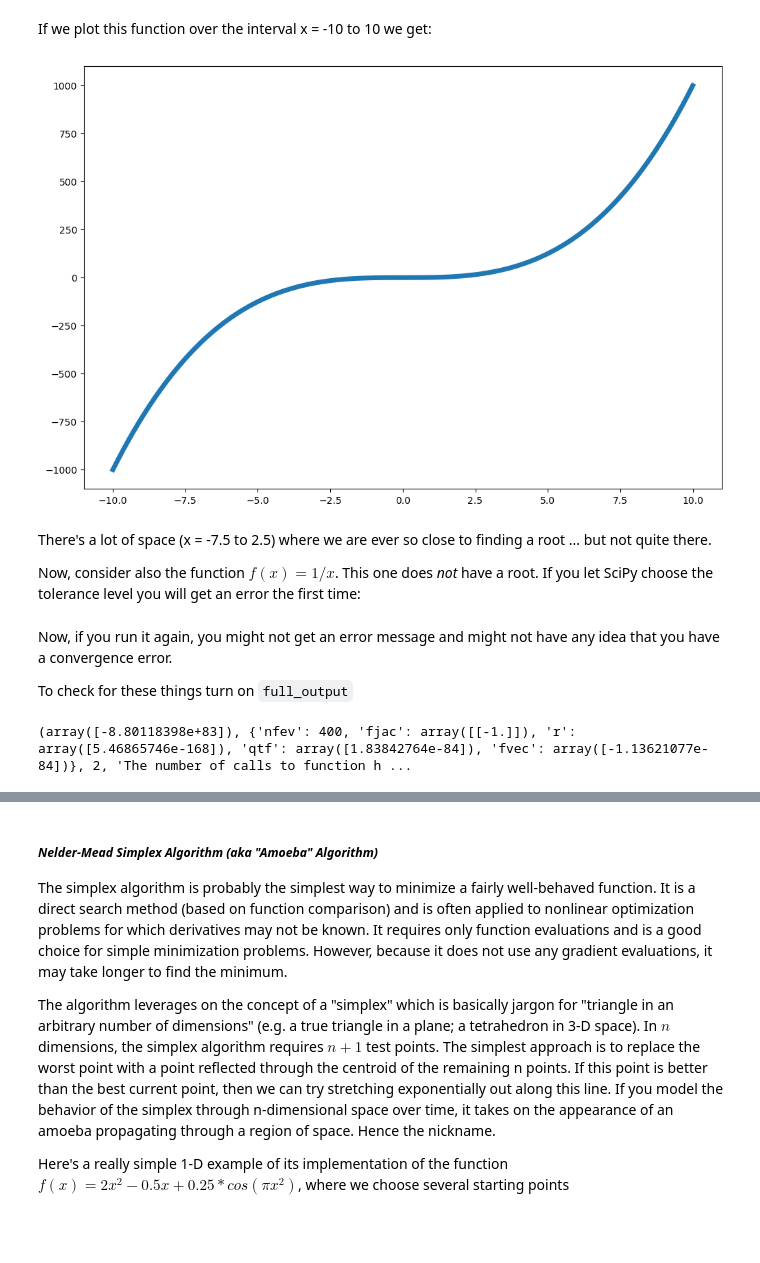
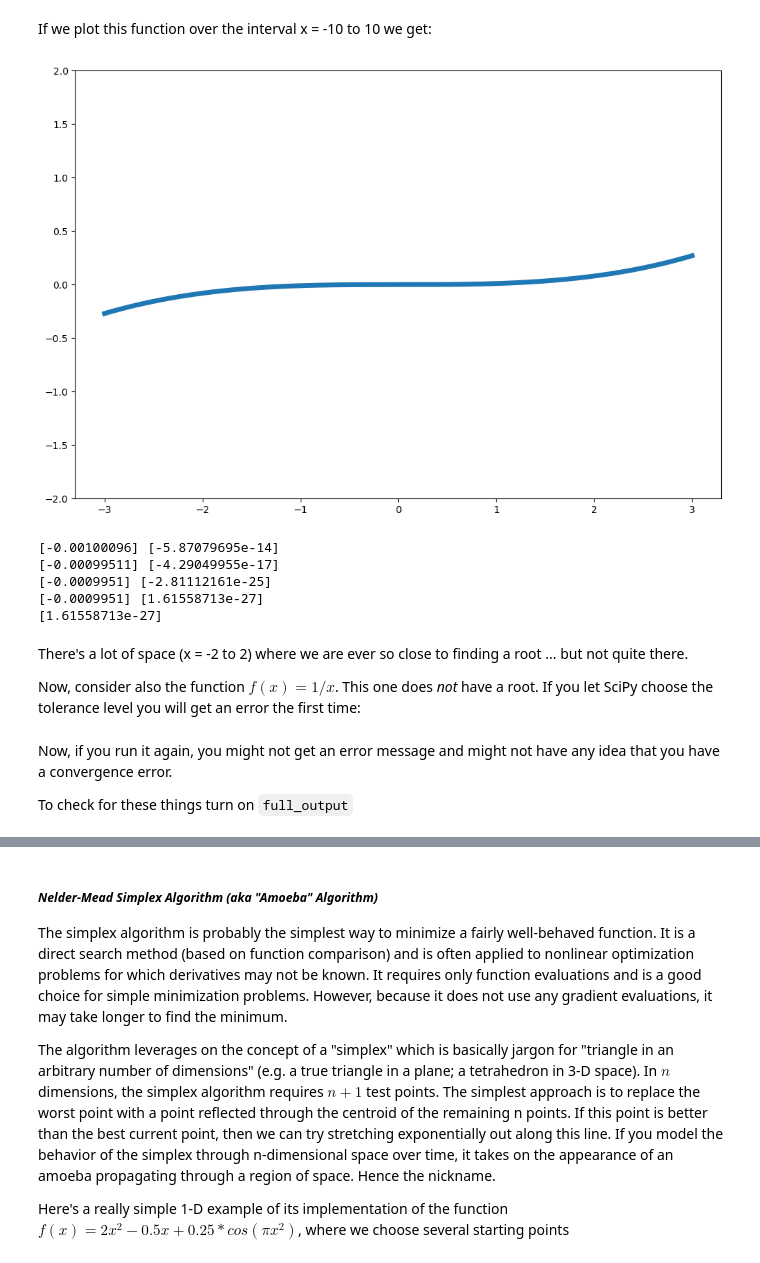
Before and after one commit to thaynecurrie/phys7903_fall2025, a Jupyter notebook: ScientificPythonNotes/SciPy/Python_SciPy_part1.ipynb, the cells around one changed output, grey strips where cells are left out. Cells and saved outputs as stored; diff of their text form; code cells hidden in the pictures; blank space fills up the shorter version.

```diff
--- a/ScientificPythonNotes/SciPy/Python_SciPy_part1.ipynb
+++ b/ScientificPythonNotes/SciPy/Python_SciPy_part1.ipynb
@@ -337,17 +413,36 @@ The other functions possible with root have varying accuracy.   E.g. "krylov" an
 
  For simple functions such as $f(x) = x^{2} -9$, the roots are clearly 3 and −3 as we can determine analytically. However, for other functions determining an analytic, or exact, solution for the roots of functions can be difficult.  Here's one particularly evil function, $f(x) = x^{3} +x^{2}cos(x)$, written as:
 # %%
-func=lambda x: x**(3.)+1e-3*x**(2.)*np.cos(x+0.01)
+func=lambda x: 0.01*x**(3.)+1e-5*x**(2.)*np.cos(x+0.1) #+np.cos(0.001*x+0.01)
 # %% [markdown]
 If we plot this function over the interval x = -10 to 10 we get:
-# %%
-rangeofnumbers=np.linspace(-10,10,1000) #an array of x values where we evaluate the function "func"
-plt.plot(rangeofnumbers,func(rangeofnumbers),linewidth=5)
-plt.show()
-# %% [output]
-[figure, removed]
+# %%
+rangeofnumbers=np.linspace(-3,3,1000) #an array of x values where we evaluate the function "func"
+plt.plot(rangeofnumbers,func(rangeofnumbers),linewidth=5)
+plt.ylim(-2,2)
+plt.show()
+# %% [output]
+[figure, added]
+# %%
+tols=[1e-1,1e-3,1e-7,1e-10]
+
+startval=0.1
+for tol in tols:
+ result=optimize.fsolve(func,-.1,xtol=tol)
+ print(result,func(result))
+
+
+#result=optimize.fsolve(func,-.1,xtol=1e-1)
+#result
+print(func(result))
+# %% [output]
+[-0.00100096] [-5.87079695e-14]
+[-0.00099511] [-4.29049955e-17]
+[-0.0009951] [-2.81112161e-25]
+[-0.0009951] [1.61558713e-27]
+[1.61558713e-27]
 # %% [markdown]
-There's a lot of space (x = -7.5 to 2.5) where we are ever so close to finding a root ... but not quite there.
+There's a lot of space (x = -2 to 2) where we are ever so close to finding a root ... but not quite there.
 
 Now, consider also the function $f(x) = 1/x$.  This one does _not_ have a root.  If you let SciPy choose the tolerance level you will get an error the first time:
 # %%
@@ -359,8 +454,3 @@ Now, consider also the function $f(x) = 1/x$.  This one does _not_ have a root.
 Now, if you run it again, you might not get an error message and might not have any idea that you have a convergence error.
 
 To check for these things turn on ``full_output``
-# %%
-result=optimize.fsolve(func,-5,xtol=1e-8,full_output=True)
-print(result)
-# %% [output]
-(array([-8.80118398e+83]), {'nfev': 400, 'fjac': array([[-1.]]), 'r': array([5.46865746e-168]), 'qtf': array([1.83842764e-84]), 'fvec': array([-1.13621077e-84])}, 2, 'The number of calls to function h ...
```
Also changed, not shown: parts of 35 cells of this notebook.
